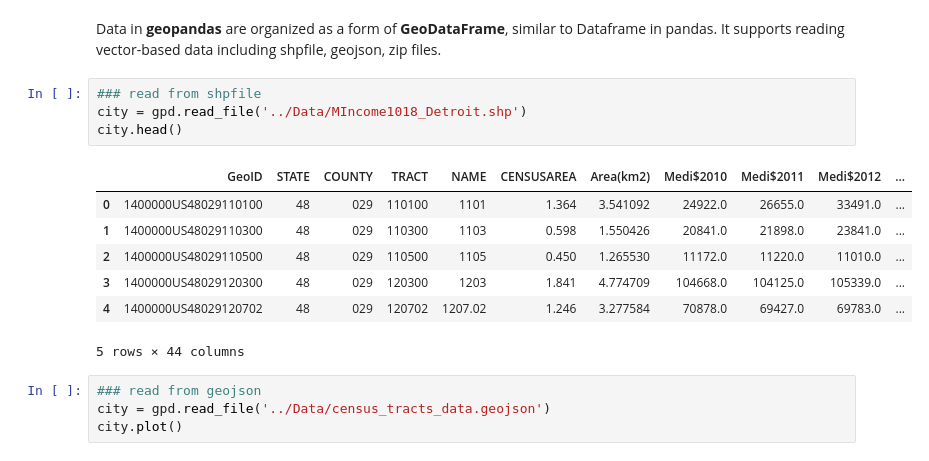
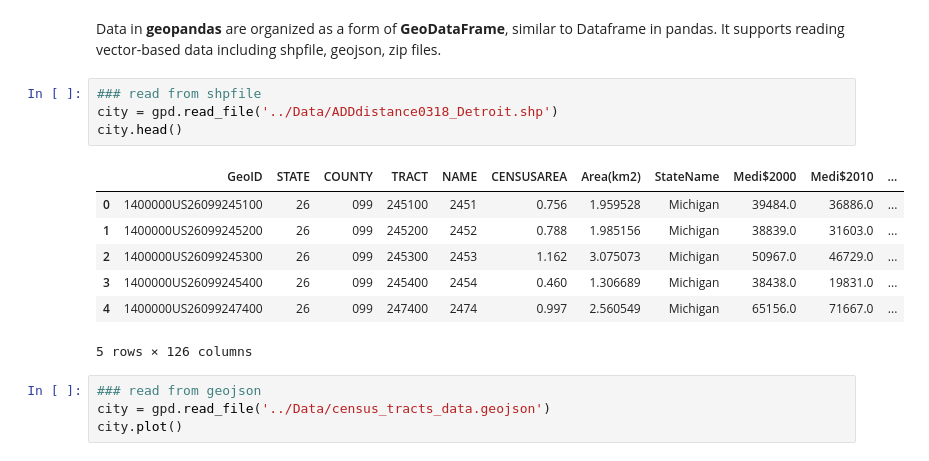
Before and after one commit to ClaireXing/Python-for-geospatial-data-analysis_updating, a Jupyter notebook: Part 1 - Data structure and file reading.ipynb, the cells around one changed output. Drawn from its saved outputs; the diff is of its cells as text.

```diff
--- a/Part 1 - Data structure and file reading.ipynb
+++ b/Part 1 - Data structure and file reading.ipynb
@@ -18,16 +18,16 @@ import numpy as np
 Data in **geopandas** are organized as a form of **GeoDataFrame**, similar to Dataframe in pandas. It supports reading vector-based data including shpfile, geojson, zip files.
 # %%
 ### read from shpfile
-city = gpd.read_file('../Data/MIncome1018_Detroit.shp')
+city = gpd.read_file('../Data/ADDdistance0318_Detroit.shp')
 city.head()
 # %% [output]
-|  | GeoID | STATE | COUNTY | TRACT | NAME | CENSUSAREA | Area(km2) | Medi$2010 | Medi$2011 | Medi$2012 | ... |
-| 0 | 1400000US48029110100 | 48 | 029 | 110100 | 1101 | 1.364 | 3.541092 | 24922.0 | 26655.0 | 33491.0 | ... |
-| 1 | 1400000US48029110300 | 48 | 029 | 110300 | 1103 | 0.598 | 1.550426 | 20841.0 | 21898.0 | 23841.0 | ... |
-| 2 | 1400000US48029110500 | 48 | 029 | 110500 | 1105 | 0.450 | 1.265530 | 11172.0 | 11220.0 | 11010.0 | ... |
-| 3 | 1400000US48029120300 | 48 | 029 | 120300 | 1203 | 1.841 | 4.774709 | 104668.0 | 104125.0 | 105339.0 | ... |
-| 4 | 1400000US48029120702 | 48 | 029 | 120702 | 1207.02 | 1.246 | 3.277584 | 70878.0 | 69427.0 | 69783.0 | ... |
+|  | GeoID | STATE | COUNTY | TRACT | NAME | CENSUSAREA | Area(km2) | StateName | Medi$2000 | Medi$2010 | ... |
+| 0 | 1400000US26099245100 | 26 | 099 | 245100 | 2451 | 0.756 | 1.959528 | Michigan | 39484.0 | 36886.0 | ... |
+| 1 | 1400000US26099245200 | 26 | 099 | 245200 | 2452 | 0.788 | 1.985156 | Michigan | 38839.0 | 31603.0 | ... |
+| 2 | 1400000US26099245300 | 26 | 099 | 245300 | 2453 | 1.162 | 3.075073 | Michigan | 50967.0 | 46729.0 | ... |
+| 3 | 1400000US26099245400 | 26 | 099 | 245400 | 2454 | 0.460 | 1.306689 | Michigan | 38438.0 | 19831.0 | ... |
+| 4 | 1400000US26099247400 | 26 | 099 | 247400 | 2474 | 0.997 | 2.560549 | Michigan | 65156.0 | 71667.0 | ... |
-5 rows × 44 columns
+5 rows × 126 columns
 # %%
 ### read from geojson
 city = gpd.read_file('../Data/census_tracts_data.geojson')
```
Also changed, not shown: parts of 18 cells of this notebook, 20 other files.
